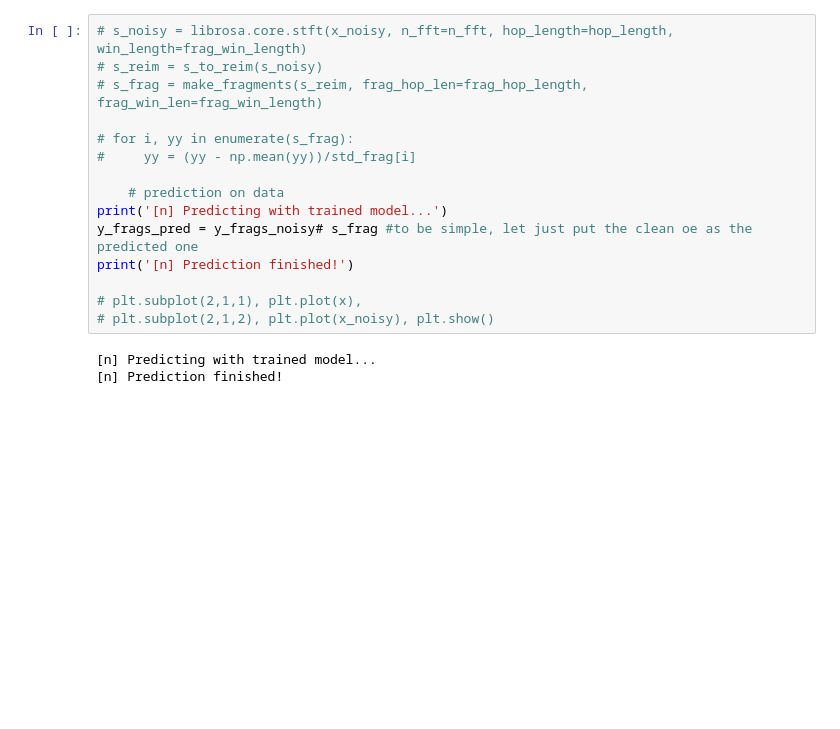
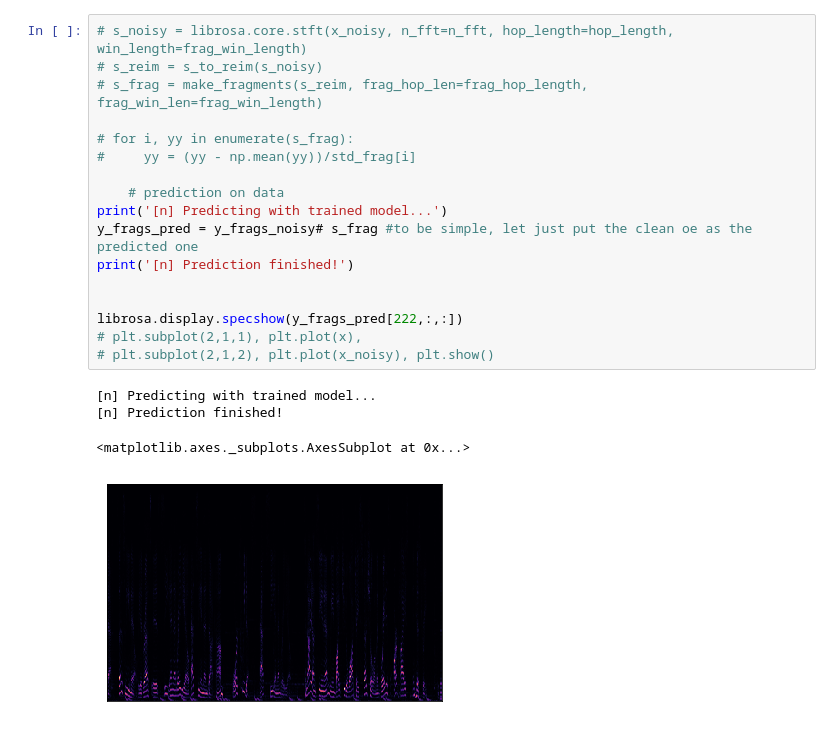
Before and after one commit to Christie22/SingleChannelDenoising, a Jupyter notebook: notebooks/experiment_denoise.ipynb, the cells around one changed output. Drawn from its saved outputs; the diff is of its cells as text; blank space fills up the shorter version.

```diff
--- a/notebooks/experiment_denoise.ipynb
+++ b/notebooks/experiment_denoise.ipynb
@@ -314,21 +235,25 @@ plt.plot(std_frag), plt.show()
 # %%
 # s_noisy = librosa.core.stft(x_noisy, n_fft=n_fft, hop_length=hop_length, win_length=frag_win_length)
 # s_reim = s_to_reim(s_noisy)
 # s_frag = make_fragments(s_reim, frag_hop_len=frag_hop_length, frag_win_len=frag_win_length)
 
 # for i, yy in enumerate(s_frag):
 #     yy = (yy - np.mean(yy))/std_frag[i]
 
     # prediction on data
 print('[n] Predicting with trained model...')
 y_frags_pred = y_frags_noisy# s_frag #to be simple, let just put the clean oe as the predicted one
 print('[n] Prediction finished!')
 
+
+librosa.display.specshow(y_frags_pred[222,:,:])
 # plt.subplot(2,1,1), plt.plot(x),
 # plt.subplot(2,1,2), plt.plot(x_noisy), plt.show()
 # %% [output]
 [n] Predicting with trained model...
 [n] Prediction finished!
+<matplotlib.axes._subplots.AxesSubplot at 0x...>
+[figure, added]
 # %%
 ## Perform inverse operations on data
 # Inverse normalization
```
Also changed, not shown: parts of 16 cells of this notebook, 1 other file.
